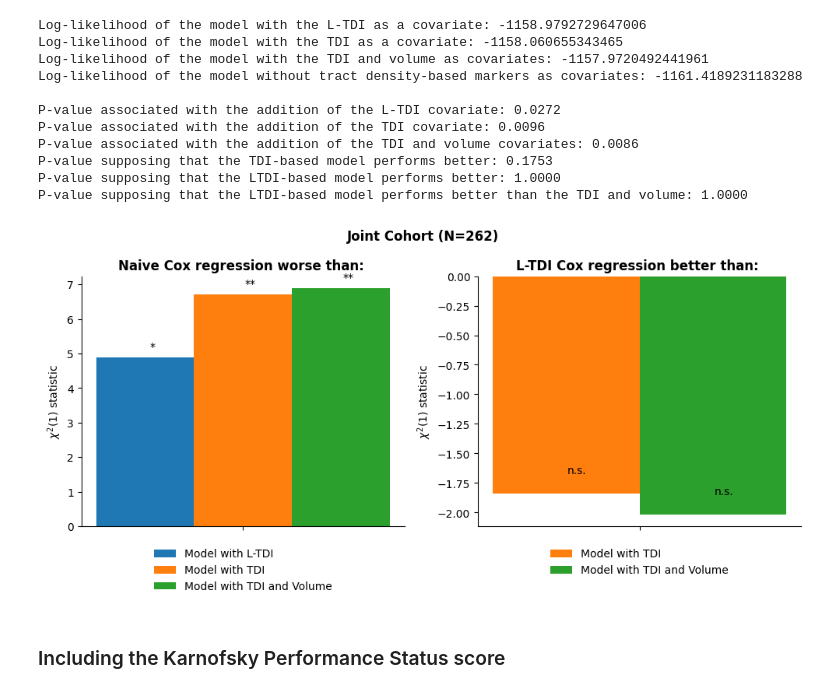
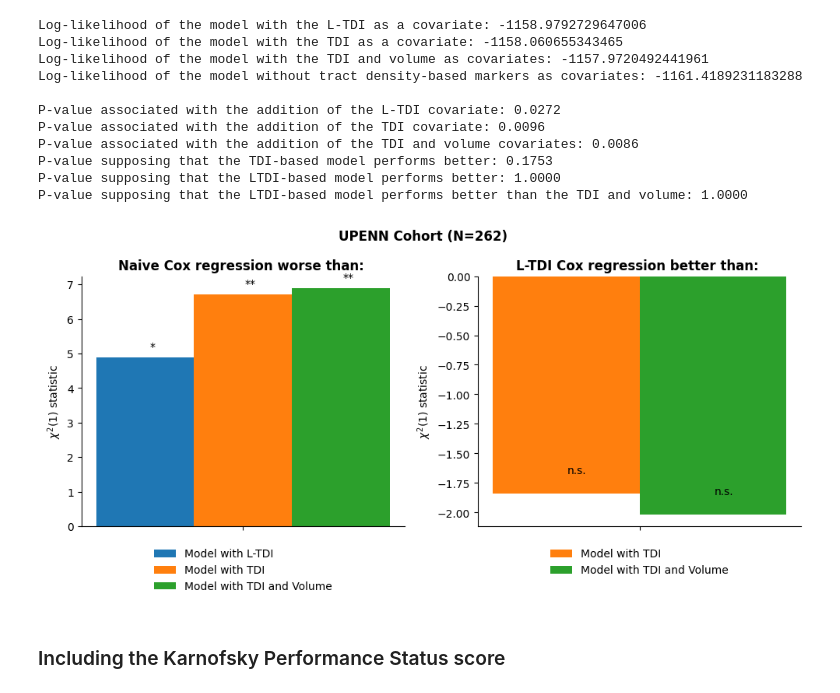
Before and after one commit to JoanSano/NormWM_4_Glioblastoma, a Jupyter notebook: UPENN-GBM/multivariate_survival.ipynb, the cells around one changed output. Saved outputs shown, nothing was run; the diff lists cells and outputs as text; code cells hidden in the pictures.

Commit message:
syntax fix title figures

```diff
--- a/UPENN-GBM/multivariate_survival.ipynb
+++ b/UPENN-GBM/multivariate_survival.ipynb
@@ -473,35 +473,35 @@ ax[0].set_ylabel(r'$\chi^2(1)$'+" statistic")
 ax[0].legend(frameon=False, loc="upper center", bbox_to_anchor=(0.5, -0.05))
 ax[0].set_title("Naive Cox regression worse than: ", fontweight='bold', fontsize=12)
 
 ### L-TDI against the other two models
 model_labels = ["Model with TDI", "Model with TDI and Volume"]
 colors = ["tab:orange", "tab:green"]
 llrs = np.array([
     [chi2_LTDI_better, chi2_LTDI_better_volume]
 ])
 p_values = 1 - chi2.cdf(llrs, df=1)
 for i in range(len(model_labels)):
     bars = ax[1].bar(x + i * bar_width, llrs[:, i], width=bar_width, label=model_labels[i], color=colors[i])
     for j, bar in enumerate(bars):
         height = bar.get_height()
         significance = get_significance_marker(p_values[j, i])
         ax[1].text(
             bar.get_x() + bar.get_width() / 2 + 0.015,
             height + 0.15,
             significance,
             ha="center", va="bottom", fontsize=10
         )
 ax[1].spines[["top","right"]].set_visible(False)
 ax[1].set_xticks(x + bar_width/2, time_labels)
 ax[1].set_ylabel(r'$\chi^2(1)$'+" statistic")
 ax[1].legend(frameon=False, loc="upper center", bbox_to_anchor=(0.5, -0.05))
 ax[1].set_title("L-TDI Cox regression better than: ", fontweight='bold', fontsize=12)
 
-fig.suptitle(f"Joint Cohort (N={len(data)})", fontsize=12, fontweight='bold')
+fig.suptitle(f"UPENN Cohort (N={len(data)})", fontsize=12, fontweight='bold')
 fig.tight_layout()
 fig.savefig(os.path.join(figs_folder, f"Cox-regression.{fmt}"), dpi=dpi, format=fmt)
 # %% [output]
-[figure, old version]
+[figure, new version]
 # %% [markdown]
 ### Including the Karnofsky Performance Status score
 # %% [markdown]
```
Also changed, not shown: parts of 1 cell of this notebook, 1 other file.
